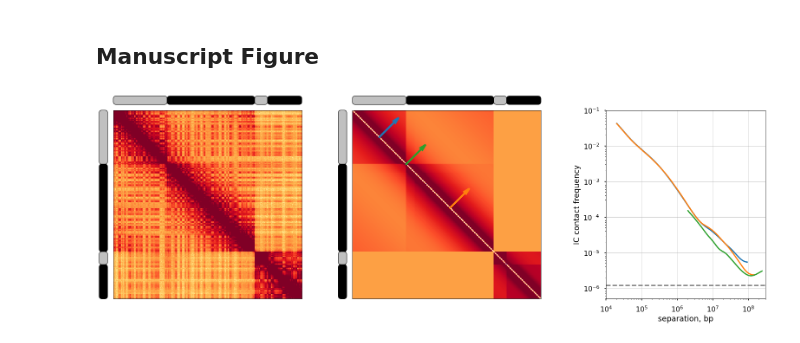
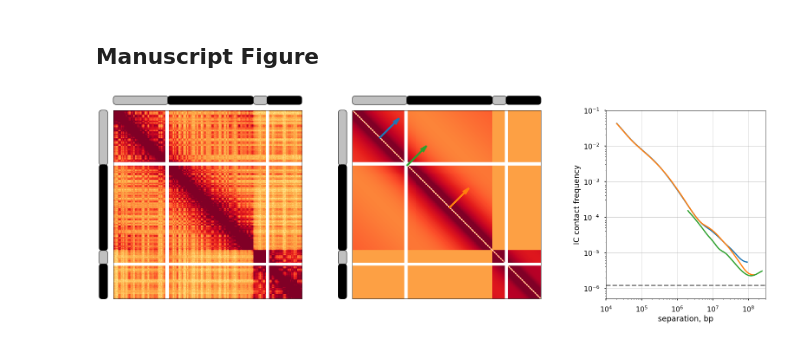
Before and after one commit to open2c/open2c_vignettes, a Jupyter notebook: cooltools_manuscript/Figure_Expected.ipynb, the cells around one changed output. Cells and saved outputs as stored; diff of their text form; code cells hidden in the pictures.

```diff
--- a/cooltools_manuscript/Figure_Expected.ipynb
+++ b/cooltools_manuscript/Figure_Expected.ipynb
@@ -211,6 +250,7 @@ omat_1Mb = clr_1Mb.matrix()[:]
 # istart, iend = 0, 300
 # mask of balanced out bins
 mask = np.nansum(emat_1Mb, axis=0)==0
+mask = filter_badbins_mask(mask, 2)
 # heatmaps to show
 obs = omat_1Mb
 exp = emat_1Mb
@@ -240,8 +280,8 @@ for arm in hg38_arms.itertuples(index=False):
 ### generate list of patch to apply to axes to draw chromosomal arms
 # %%
 # # Draw chromosomal arms around heatmaps ...
-def generate_arm_cartoons(ax, clr, pad = 0.015, p_color="black", q_color="silver"):
-    _trans_norm = 1/size_masked
+def generate_arm_cartoons(ax, clr, mask, pad = 0.015, p_color="black", q_color="silver"):
+    _trans_norm = 1/((~mask).sum())
     for arm in hg38_arms.itertuples(index=True):
         idx, chrom, start, end, name = arm
         _start, _end = clr.extent((chrom,start,end))
@@ -343,9 +383,9 @@ for idx, (x, y, dx, dy) in enumerate(arrow_coords):
     axs[1].arrow(x, y, dx=arrow_len, dy=-arrow_len, lw=4, head_width=5, head_length=10, fc=_colors[idx], ec=_colors[idx])
 
 # # Draw chromosomal arms around heatmaps ...
-for arm_path in generate_arm_cartoons(axs[0],clr=clr_1Mb):
+for arm_path in generate_arm_cartoons(axs[0],clr=clr_1Mb,mask=mask):
     axs[0].add_patch(arm_path)
-for arm_path in generate_arm_cartoons(axs[1],clr=clr_1Mb):
+for arm_path in generate_arm_cartoons(axs[1],clr=clr_1Mb,mask=mask):
     axs[1].add_patch(arm_path)
 
 
@@ -363,31 +403,31 @@ for arm in ['chr2_p', 'chr2_q']:
     )
 
 # now, inter-arm P(s) for chr2:
 _inter_arm_mask = (expected_df["region1"] == 'chr2_p') \
         & (expected_df["region2"] == 'chr2_q') \
         & (expected_df['s_bp']>2e6) # excluding the 2Mb region around the centromere due to sparsity of the data
 axs[2].loglog(
     expected_df.loc[_inter_arm_mask, 's_bp'],
     expected_df.loc[_inter_arm_mask, 'balanced.avg.smoothed'],
 )
 
 # grab a trans value - 4 identical ones, after aggregation:
 _trans_level = expected_df[
     (expected_df["region1"].str.startswith("chr2"))
     & (expected_df["region2"].str.startswith("chr17"))
 ]["balanced.avg.agg"].iat[0]
 axs[2].axhline( _trans_level, ls='--', color='gray')
 
 axs[2].set(
     xlabel='separation, bp',
     ylabel='IC contact frequency')
 axs[2].set(
     aspect=1.0,
     ylim=(5e-7, 1e-1),
     xlim=(2e4, 3e8)
 )
 axs[2].grid(lw=0.5)
 axs[2].set_xticks(10**np.arange(4,8.1));
 plt.savefig("figure_expected.png", bbox_inches="tight")
 # %% [output]
-[figure, old version]
+[figure, new version]
```
Also changed, not shown: parts of 3 cells of this notebook.
